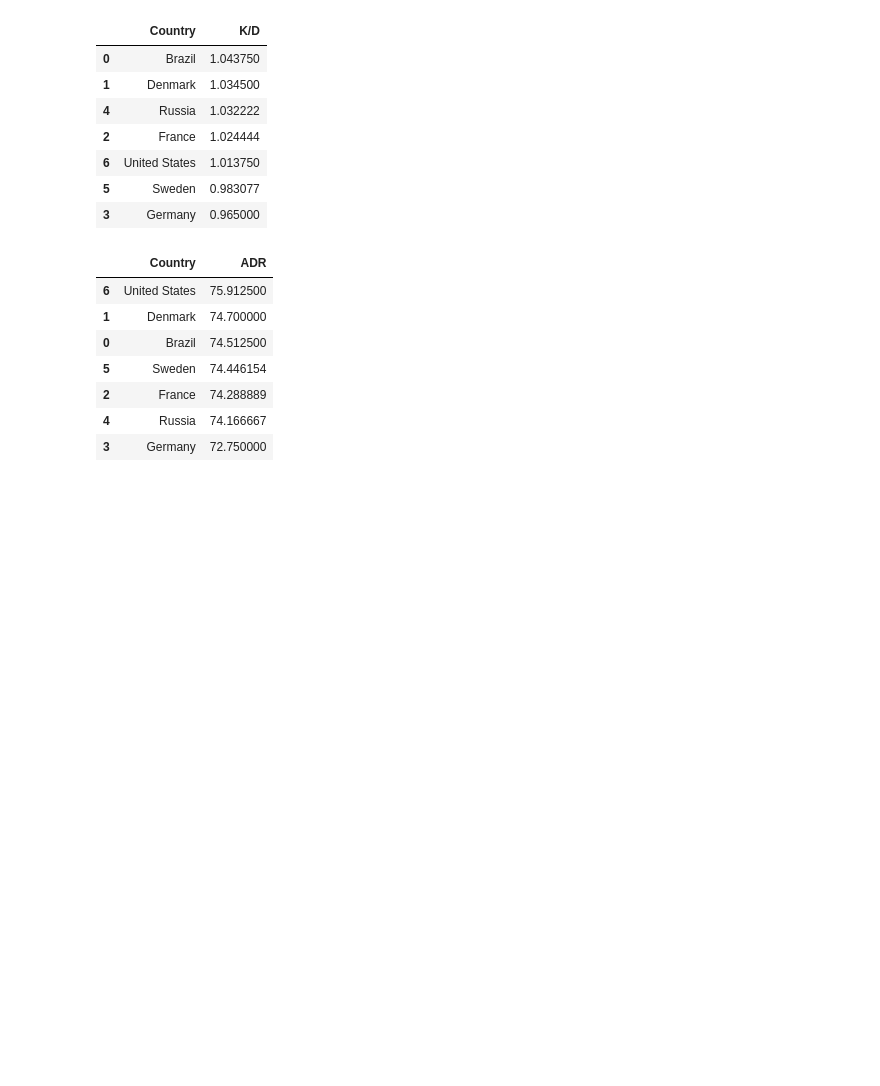
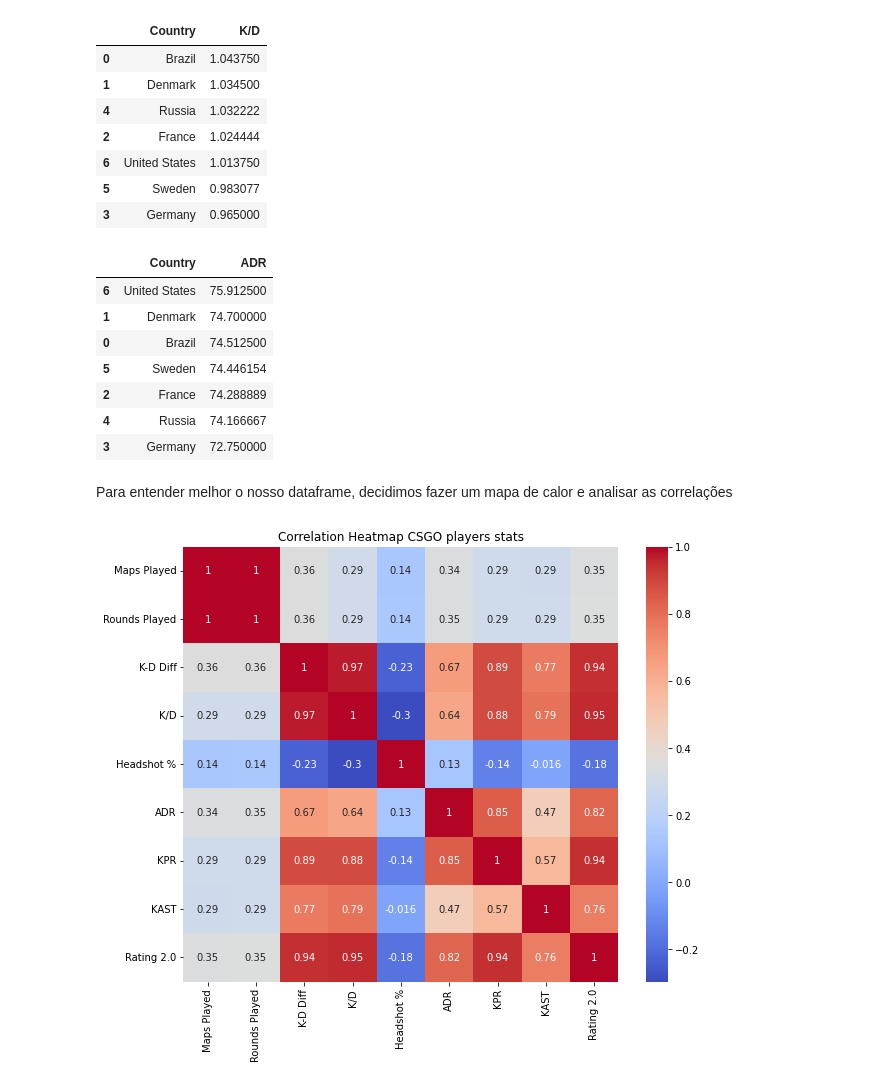
Before and after one commit to rafaelem2/hltv-scraping, a Jupyter notebook: hltv.ipynb, the cells around one changed output. Cells and saved outputs as stored; diff of their text form; code cells hidden in the pictures; blank space fills up the shorter version.

```diff
--- a/hltv.ipynb
+++ b/hltv.ipynb
@@ -192,3 +210,18 @@ result_df.sort_values(by='ADR', ascending=False)
 | 2 | France | 74.288889 |
 | 4 | Russia | 74.166667 |
 | 3 | Germany | 72.750000 |
+# %% [markdown]
+Para entender melhor o nosso dataframe, decidimos fazer um mapa de calor e analisar as correlações
+# %%
+import seaborn as sns
+
+correlation_matrix = df.corr()
+
+plt.figure(figsize=(10, 8))
+sns.heatmap(correlation_matrix, annot=True, cmap='coolwarm', square=True)
+
+plt.title('Correlation Heatmap CSGO players stats')
+
+plt.show()
+# %% [output]
+[figure, added]
```
Also changed, not shown: parts of 11 cells of this notebook, 2 other files.
